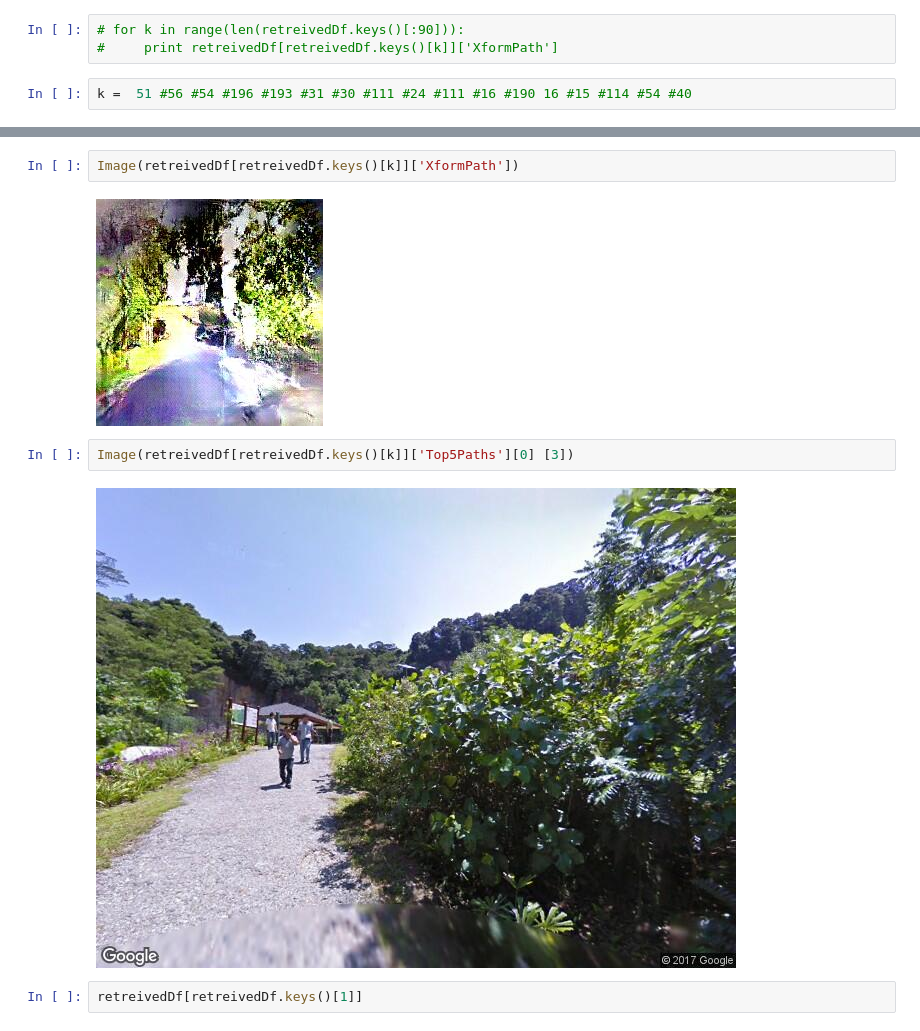
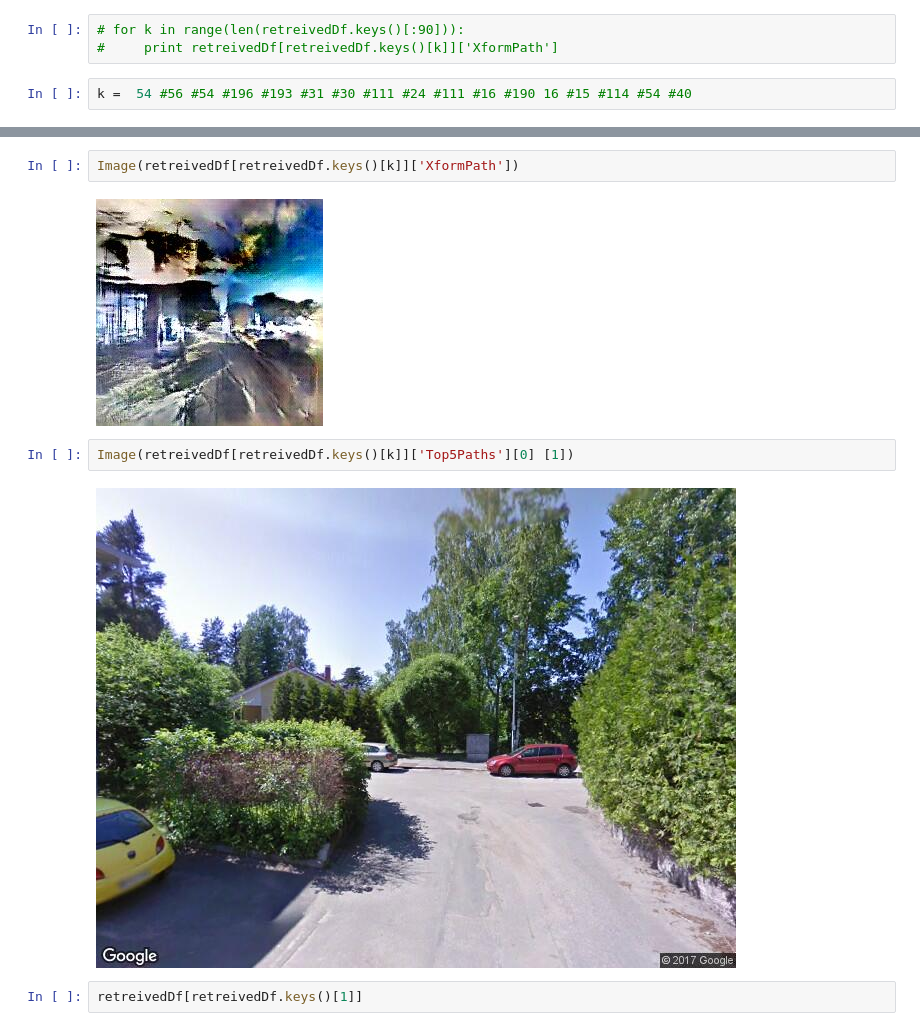
Before and after one commit to sagarjoglekar/ExplainingUrbanEmotions, a Jupyter notebook: notebooks/RetreivalPipeline.ipynb, the cells around one changed output, grey strips where cells are left out. Saved outputs shown, nothing was run; the diff lists cells and outputs as text.

```diff
--- a/notebooks/RetreivalPipeline.ipynb
+++ b/notebooks/RetreivalPipeline.ipynb
@@ -370,7 +416,7 @@ retreivedDf[retreivedDf.keys()[10]]['Top5Paths'][0]
 # for k in range(len(retreivedDf.keys()[:90])):
 #     print retreivedDf[retreivedDf.keys()[k]]['XformPath']
 # %%
-k =  51 #56 #54 #196 #193 #31 #30 #111 #24 #111 #16 #190 16 #15 #114 #54 #40
+k =  54 #56 #54 #196 #193 #31 #30 #111 #24 #111 #16 #190 16 #15 #114 #54 #40
 # %%
 retreivedDf[retreivedDf.keys()[k]]['XformPath']
 # %% [output]
@@ -382,11 +428,11 @@ Image(retreivedDf[retreivedDf.keys()[k]]['origPath'])
 # %%
 Image(retreivedDf[retreivedDf.keys()[k]]['XformPath'])
 # %% [output]
-[figure, old version]
+[figure, new version]
 # %%
-Image(retreivedDf[retreivedDf.keys()[k]]['Top5Paths'][0] [3])
+Image(retreivedDf[retreivedDf.keys()[k]]['Top5Paths'][0] [1])
 # %% [output]
-[figure, old version]
+[figure, new version]
 # %%
 retreivedDf[retreivedDf.keys()[1]]
 # %% [output]
```
Also changed, not shown: parts of 17 cells of this notebook.
